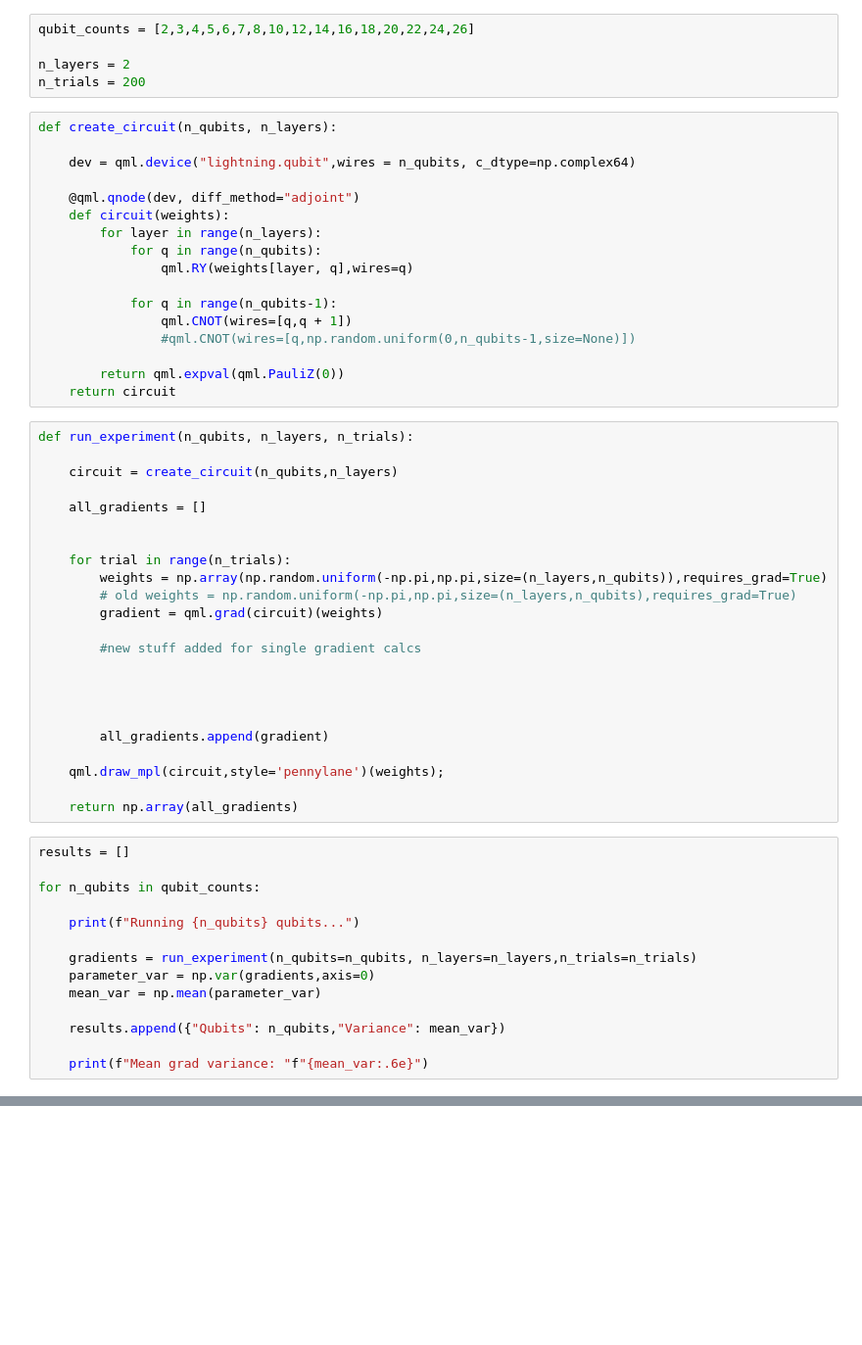
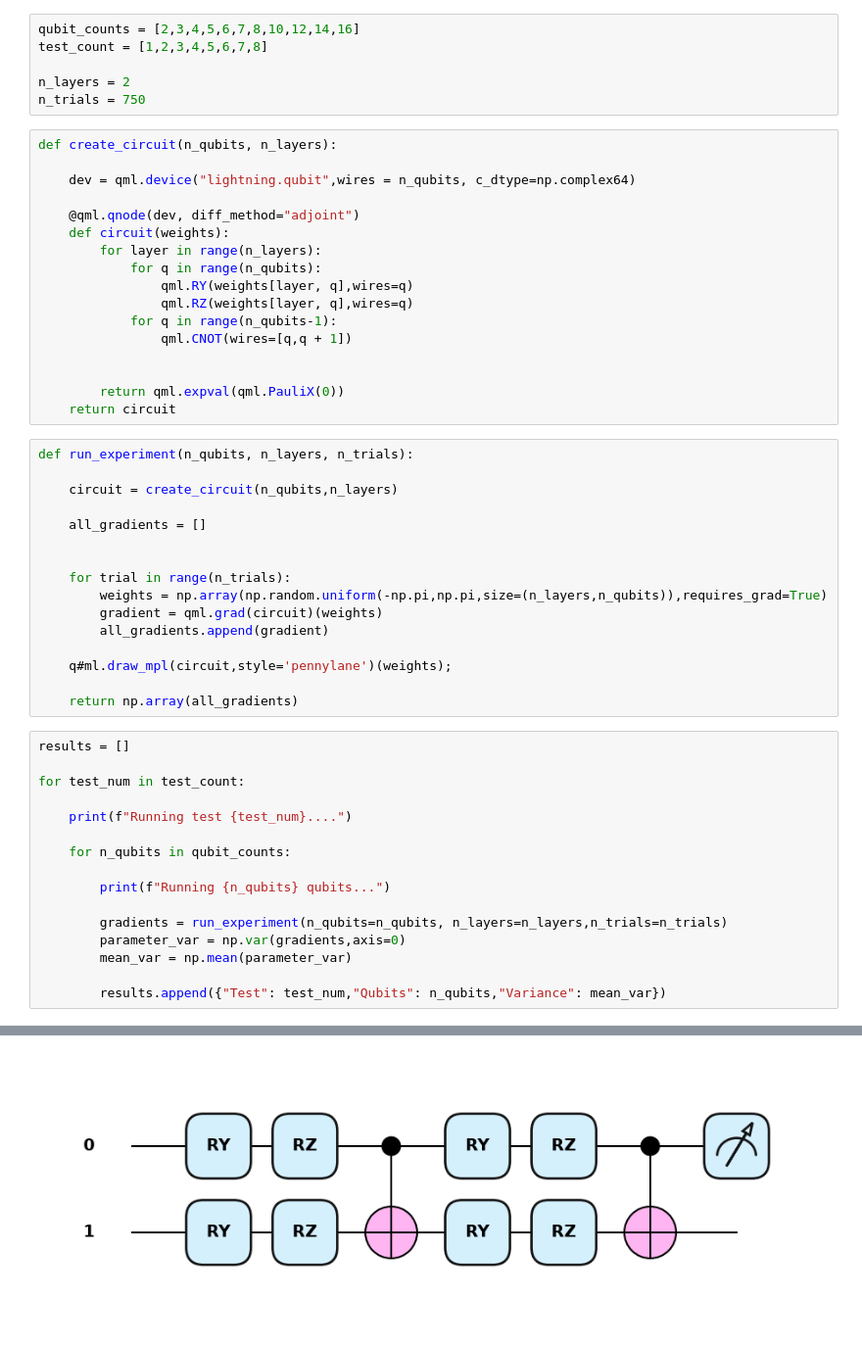
Before and after one commit to Conrad1227/SeniorThesisQNNs, a Jupyter notebook: baselineqnntest.ipynb, the cells around one changed output, grey strips where cells are left out. Shown at 98% size. Saved outputs shown, nothing was run; the diff lists cells and outputs as text; blank space fills up the shorter version.

```diff
--- a/baselineqnntest.ipynb
+++ b/baselineqnntest.ipynb
@@ -5,8 +6,9 @@ import matplotlib.pyplot as plt
 # %%
-qubit_counts = [2,3,4,5,6,7,8,10,12,14,16,18,20,22,24,26]
+qubit_counts = [2,3,4,5,6,7,8,10,12,14,16]
+test_count = [1,2,3,4,5,6,7,8]
 
 n_layers = 2
-n_trials = 200
+n_trials = 750
 # %%
 def create_circuit(n_qubits, n_layers):
 
@@ -17,12 +19,12 @@ def create_circuit(n_qubits, n_layers):
         for layer in range(n_layers):
             for q in range(n_qubits):
                 qml.RY(weights[layer, q],wires=q)
-
+                qml.RZ(weights[layer, q],wires=q)
             for q in range(n_qubits-1):
                 qml.CNOT(wires=[q,q + 1])
-                #qml.CNOT(wires=[q,np.random.uniform(0,n_qubits-1,size=None)])
 
-        return qml.expval(qml.PauliZ(0))
+
+        return qml.expval(qml.PauliX(0))
     return circuit
 # %%
 def run_experiment(n_qubits, n_layers, n_trials):
@@ -34,31 +36,26 @@ def run_experiment(n_qubits, n_layers, n_trials):
 
     for trial in range(n_trials):
         weights = np.array(np.random.uniform(-np.pi,np.pi,size=(n_layers,n_qubits)),requires_grad=True)
-        # old weights = np.random.uniform(-np.pi,np.pi,size=(n_layers,n_qubits),requires_grad=True)
         gradient = qml.grad(circuit)(weights)
-
-        #new stuff added for single gradient calcs
-
-
-
-
         all_gradients.append(gradient)
 
-    qml.draw_mpl(circuit,style='pennylane')(weights);
+    q#ml.draw_mpl(circuit,style='pennylane')(weights);
 
     return np.array(all_gradients)
 # %%
 results = []
 
-for n_qubits in qubit_counts:
+for test_num in test_count:
 
-    print(f"Running {n_qubits} qubits...")
+    print(f"Running test {test_num}....")
 
-    gradients = run_experiment(n_qubits=n_qubits, n_layers=n_layers,n_trials=n_trials)
-    parameter_var = np.var(gradients,axis=0)
-    mean_var = np.mean(parameter_var)
+    for n_qubits in qubit_counts:
 
-    results.append({"Qubits": n_qubits,"Variance": mean_var})
+        print(f"Running {n_qubits} qubits...")
 
-    print(f"Mean grad variance: "f"{mean_var:.6e}")
+        gradients = run_experiment(n_qubits=n_qubits, n_layers=n_layers,n_trials=n_trials)
+        parameter_var = np.var(gradients,axis=0)
+        mean_var = np.mean(parameter_var)
+
+        results.append({"Test": test_num,"Qubits": n_qubits,"Variance": mean_var})
 # %% [output]
@@ -66,0 +74 @@ WireError: Cannot run circuit(s) on lightning.qubit as they contain wires not fo
+[figure, added]
```
Also changed, not shown: parts of 3 cells of this notebook, 3 other files.
